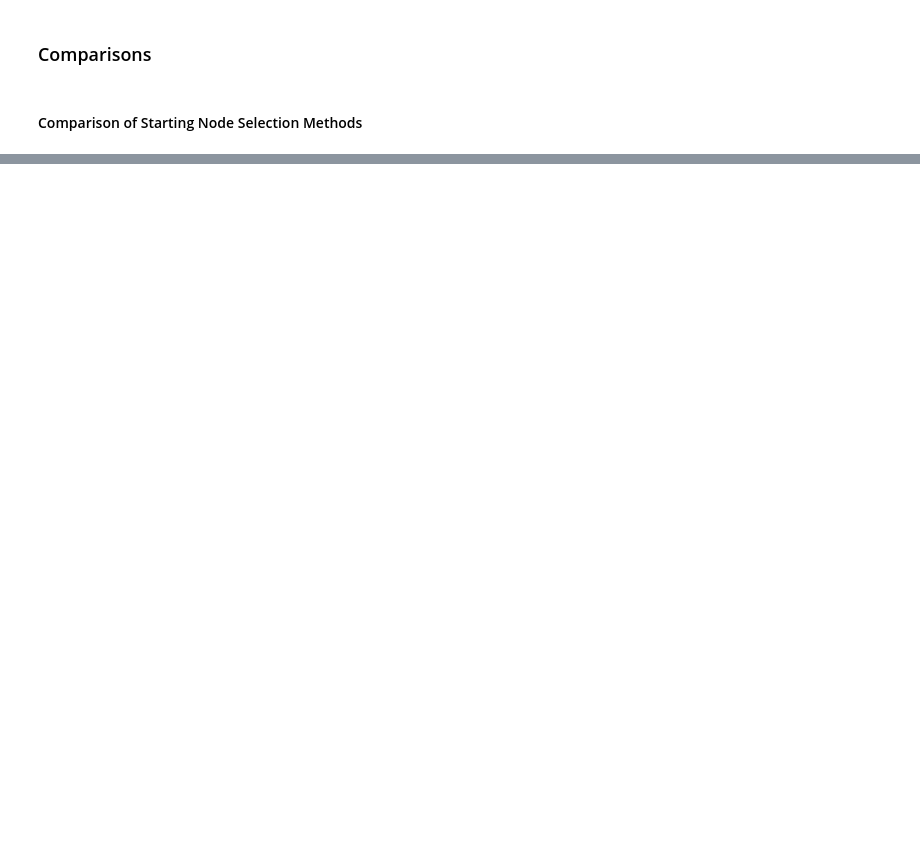
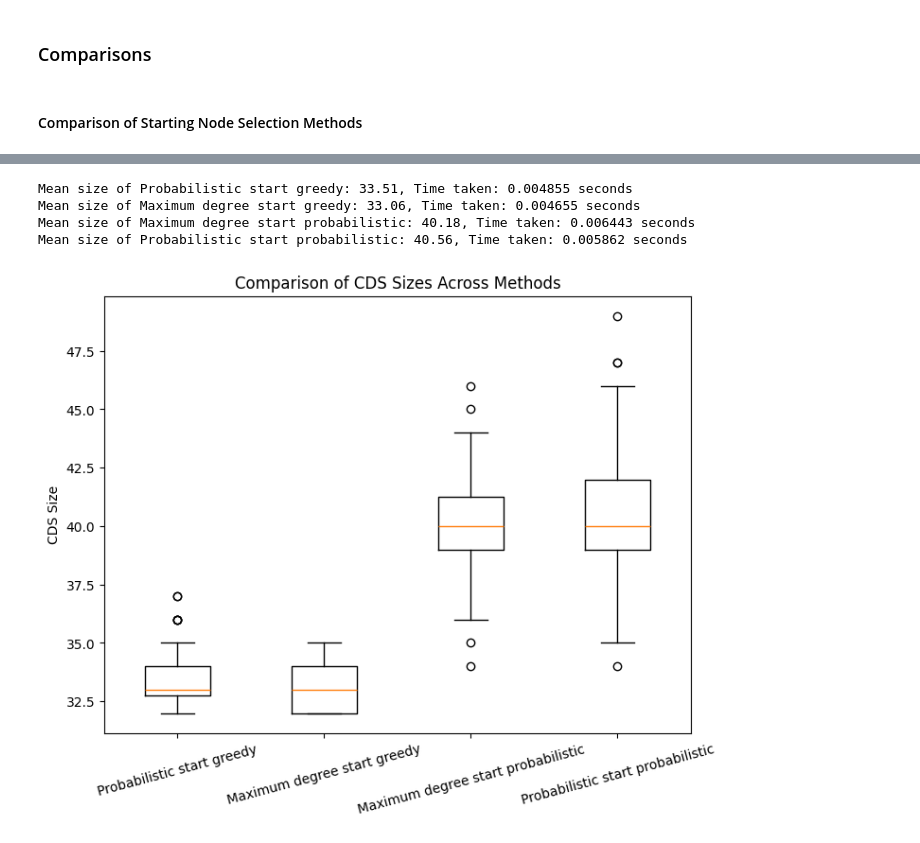
Before and after one commit to BlueRaddish/MCDS_Optimization, a Jupyter notebook: Grid_Graph/greedy_algorithm.ipynb, the cells around one changed output, grey strips where cells are left out. Drawn from its saved outputs; the diff is of its cells as text; code cells hidden in the pictures; blank space fills up the shorter version.

Commit message:
Greedy algorithm comparisons

```diff
--- a/Grid_Graph/greedy_algorithm.ipynb
+++ b/Grid_Graph/greedy_algorithm.ipynb
@@ -171,10 +191,31 @@ plt.show()
 # %%
 grid_graph = generate_2D_grid_graph(10, 10)
 
 s1 = print_runtime_greedy("Probabilistic start greedy", select_starting_node_8way_probablistic, greedy_connected_dominating_set, grid_graph, num_trials)
 s2 = print_runtime_greedy("Maximum degree start greedy", select_starting_node_max_neighbors, greedy_connected_dominating_set, grid_graph, num_trials)
 s3 = print_runtime_greedy("Maximum degree start probabilistic", select_starting_node_max_neighbors, probabilistic_greedy_connected_dominating_set, grid_graph, num_trials)
 s4 = print_runtime_greedy("Probabilistic start probabilistic", select_starting_node_8way_probablistic, probabilistic_greedy_connected_dominating_set, grid_graph, num_trials)
+
+data = [s1, s2, s3, s4]
+labels = [
+    "Probabilistic start greedy",
+    "Maximum degree start greedy",
+    "Maximum degree start probabilistic",
+    "Probabilistic start probabilistic"
+]
+
+plt.figure(figsize=(8, 6))
+plt.boxplot(data, labels=labels)
+plt.ylabel("CDS Size")
+plt.title("Comparison of CDS Sizes Across Methods")
+plt.xticks(rotation=15)
+plt.show()
+# %% [output]
+Mean size of Probabilistic start greedy: 33.51, Time taken: 0.004855 seconds
+Mean size of Maximum degree start greedy: 33.06, Time taken: 0.004655 seconds
+Mean size of Maximum degree start probabilistic: 40.18, Time taken: 0.006443 seconds
+Mean size of Probabilistic start probabilistic: 40.56, Time taken: 0.005862 seconds
+[figure, added]
 # %%
 grid_graph = generate_2D_grid_graph(30, 30)
 
```
Also changed, not shown: parts of 8 cells of this notebook.
